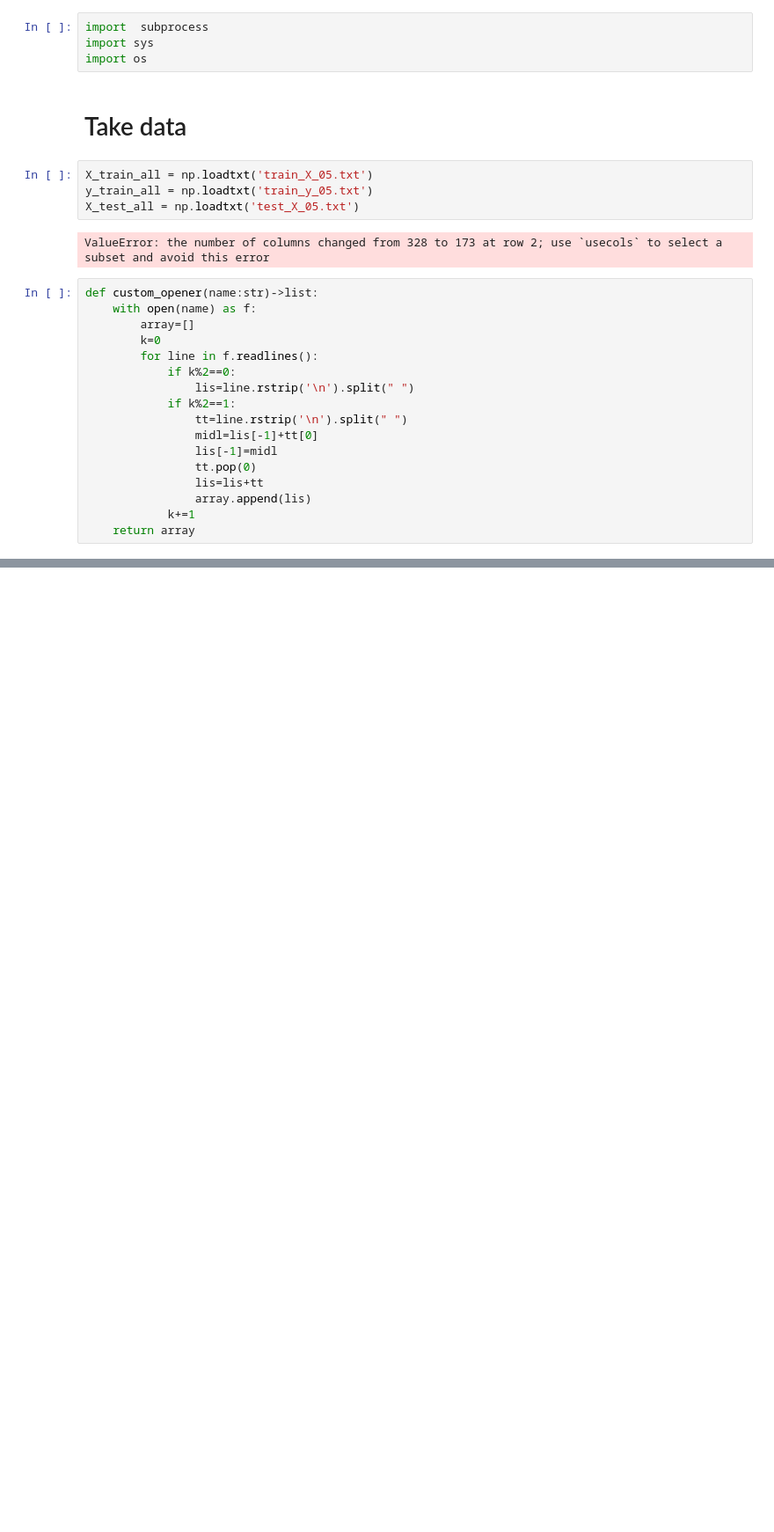
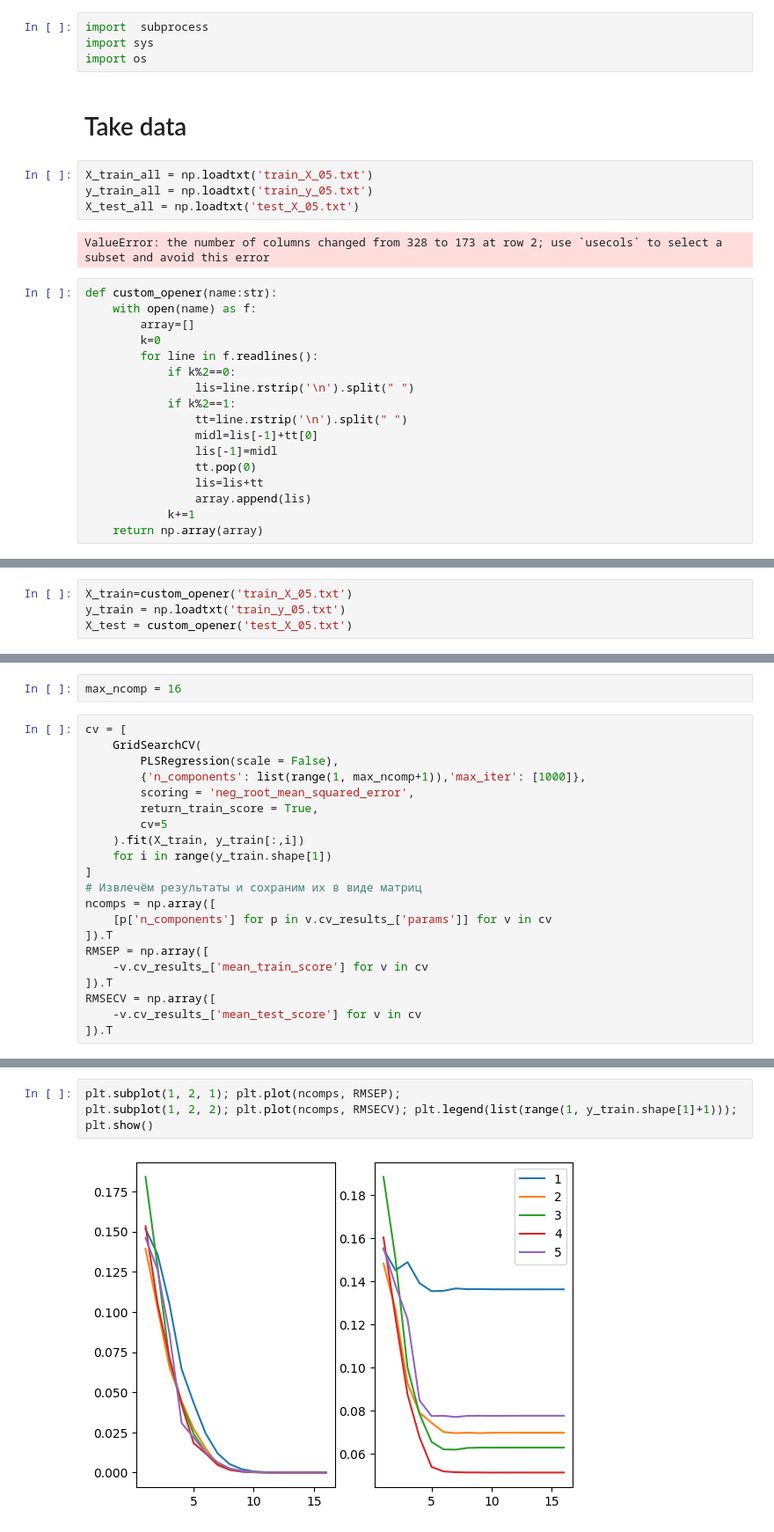
Before and after one commit to 89605502155/prack, a Jupyter notebook: ferubko.ipynb, the cells around one changed output, grey strips where cells are left out. Shown at 88% size. Cells and saved outputs as stored; diff of their text form; blank space fills up the shorter version.

```diff
--- a/ferubko.ipynb
+++ b/ferubko.ipynb
@@ -29,7 +27,7 @@ X_test_all = np.loadtxt('test_X_05.txt')
 # %% [output]
 ValueError: the number of columns changed from 328 to 173 at row 2; use `usecols` to select a subset and avoid this error
 # %%
-def custom_opener(name:str)->list:
+def custom_opener(name:str):
     with open(name) as f:
         array=[]
         k=0
@@ -44,4 +42,4 @@ def custom_opener(name:str)->list:
                 lis=lis+tt
                 array.append(lis)
             k+=1
-    return array
+    return np.array(array)
@@ -50 +46,5 @@ X_train_all=custom_opener('train_X_05.txt')
+# %%
+X_train=custom_opener('train_X_05.txt')
+y_train = np.loadtxt('train_y_05.txt')
+X_test = custom_opener('test_X_05.txt')
 # %%
@@ -56,0 +61,23 @@ X_train_all[0][0],X_train_all[0][-1],X_train_all[0][328],X_train_all[0][327]
+# %%
+max_ncomp = 16
+# %%
+cv = [
+    GridSearchCV(
+        PLSRegression(scale = False),
+        {'n_components': list(range(1, max_ncomp+1)),'max_iter': [1000]},
+        scoring = 'neg_root_mean_squared_error',
+        return_train_score = True,
+        cv=5
+    ).fit(X_train, y_train[:,i])
+    for i in range(y_train.shape[1])
+]
+# Извлечём результаты и сохраним их в виде матриц
+ncomps = np.array([
+    [p['n_components'] for p in v.cv_results_['params']] for v in cv
+]).T
+RMSEP = np.array([
+    -v.cv_results_['mean_train_score'] for v in cv
+]).T
+RMSECV = np.array([
+    -v.cv_results_['mean_test_score'] for v in cv
+]).T
@@ -56,0 +113,5 @@ X_train_all[0][0],X_train_all[0][-1],X_train_all[0][328],X_train_all[0][327]
+# %%
+plt.subplot(1, 2, 1); plt.plot(ncomps, RMSEP);
+plt.subplot(1, 2, 2); plt.plot(ncomps, RMSECV); plt.legend(list(range(1, y_train.shape[1]+1))); plt.show()
+# %% [output]
+[figure, added]
```
Also changed, not shown: parts of 9 cells of this notebook, 2 other files.
